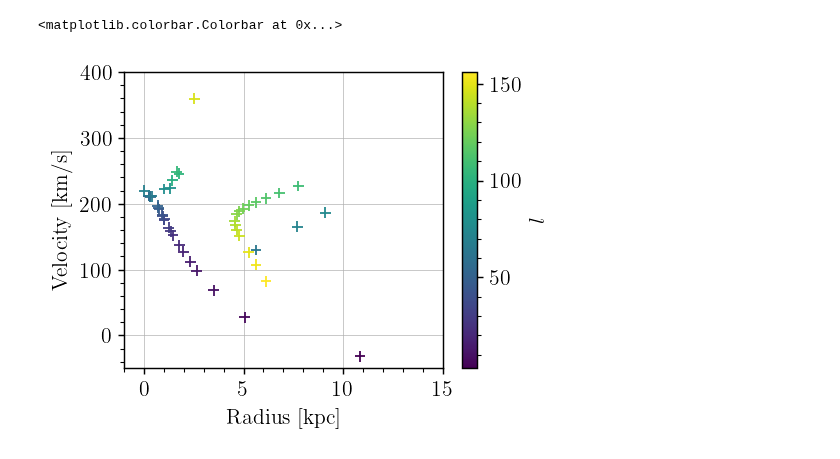
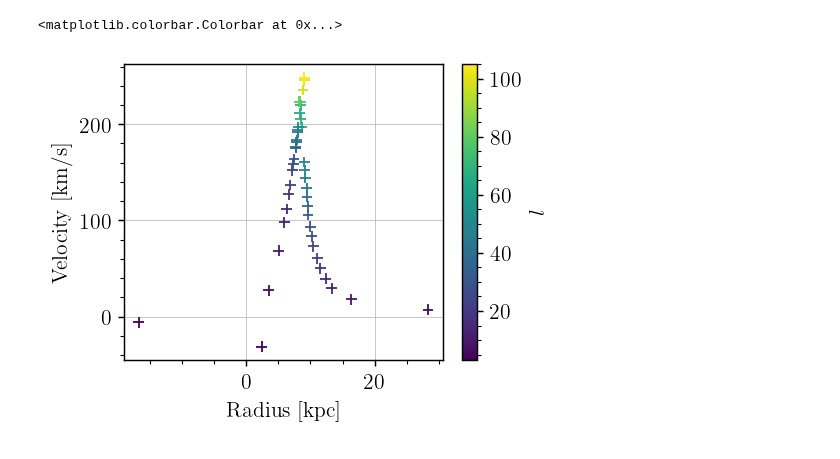
Before and after one commit to TomVdt/TPIII, a Jupyter notebook: 04-radiotelescope/analyse/exp3_brain_damage.ipynb, the cells around one changed output. Saved outputs shown, nothing was run; the diff lists cells and outputs as text; code cells hidden in the pictures.

Commit message:
tangent method

```diff
--- a/04-radiotelescope/analyse/exp3_brain_damage.ipynb
+++ b/04-radiotelescope/analyse/exp3_brain_damage.ipynb
@@ -87,3 +87,10 @@ def matteo_method(relative_velocity: float | Variable, galactic_longitude: float
     cos_alpha = (R**2 + d**2 - EARTH_GALACTIC_CENTER**2) / (2 * R * d)
     V_hydrogen_cloud = (relative_velocity + V0 * unp.sin(galactic_rad)) / unp.sqrt(1 - cos_alpha**2)
     return V_hydrogen_cloud, R
+# %%
+def tangent_method(relative_velocity: float | Variable, galactic_longitude: float | Variable) -> float | Variable:
+    galactic_rad = deg2rad(galactic_longitude)
+    V_hydrogen = relative_velocity + V0 * unp.sin(galactic_rad)
+    R = EARTH_GALACTIC_CENTER * unp.sin(galactic_rad)
+    # R = EARTH_GALACTIC_CENTER * unp.sin(galactic_rad) * V0 / (V0 * unp.sin(galactic_rad) - relative_velocity)
+    return V_hydrogen, R
@@ -90,11 +135,11 @@ def matteo_method(relative_velocity: float | Variable, galactic_longitude: float
 # %%
-def do_the_processing_mate(freq: np.ndarray, spectrum: np.ndarray, params: dict, noise: np.ndarray, peaks_idx: list[int] = None, display: bool = True) -> Variable:
+def processing_vector(freq: np.ndarray, spectrum: np.ndarray, params: dict, noise: np.ndarray, peaks_idx: list[int] = None, display: bool = True) -> Variable:
     cleaned_signal = clean_up(normalise_data(spectrum, noise), w=5)
 
     if peaks_idx is None:
         max_idx = np.argmax(cleaned_signal)
         freq_of_max = ufloat(freq[max_idx], 0.00002e9)  # estimated error based on vibes
-        print(f"Maximum found at {freq[max_idx]} Hz")
+        # print(f"Maximum found at {freq[max_idx]} Hz")
     else:
         if len(peaks_idx) > 1: print("WARNING: only uses the first value currently")
         freq_of_max = ufloat(freq[peaks_idx[0]], 0.00002e9)  # estimated error based on vibes
@@ -203,0 +220,16 @@ plt.colorbar(label="$l$")
+# %%
+for i, ((spectrum, params), peaks) in enumerate(zip(data, all_peaks)):
+    if (ignore[i]):
+        distances.append(None)
+        velocities.append(None)
+        longitudes.append(None)
+        radii.append(None)
+    else:
+        # print(f"Spectrum [{i}]")
+        dist, vel , radius, l = processing_vector(freq, spectrum, params, noise, peaks_idx=peaks, display=False)
+        distances.append(dist)
+        velocities.append(vel)
+        longitudes.append(l)
+        radii.append(radius)
+        # plt.xlim(1.4202e9, 1.4208e9)
+        # plt.show()
@@ -204,12 +240,12 @@ plt.colorbar(label="$l$")
 # %%
-plt.scatter([d.n for d in distances], [v.n / 1000 for v in velocities], c = [l.n for l in longitudes])
+plt.scatter([nom_vals(R) for R in radii if R is not None], [v.n / 1000 for v in velocities if v is not None], c = [l.n for l in longitudes if l is not None])
 
-plt.xlim(-1,15)
-plt.ylim(-50,400)
+# plt.xlim(-1,25)
+# plt.ylim(-50,400)
 
-plt.xlabel('Distance from Sun [kpc]')
+plt.xlabel('Radius [kpc]')
 plt.ylabel('Velocity [km/s]')
 plt.colorbar(label="$l$")
 # %% [output]
 <matplotlib.colorbar.Colorbar at 0x...>
-[figure, old version]
+[figure, new version]
```
Also changed, not shown: parts of 6 cells of this notebook, 1 other file.
